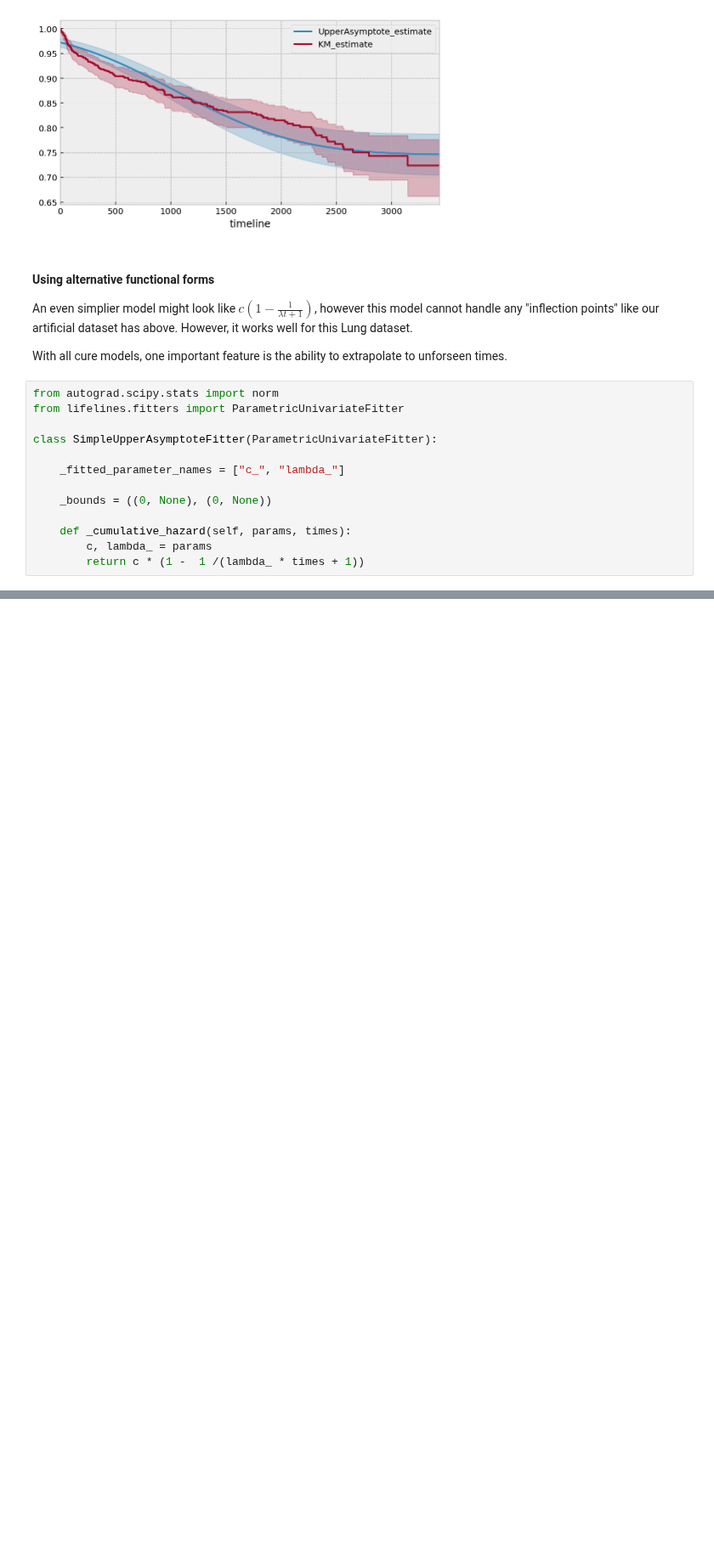
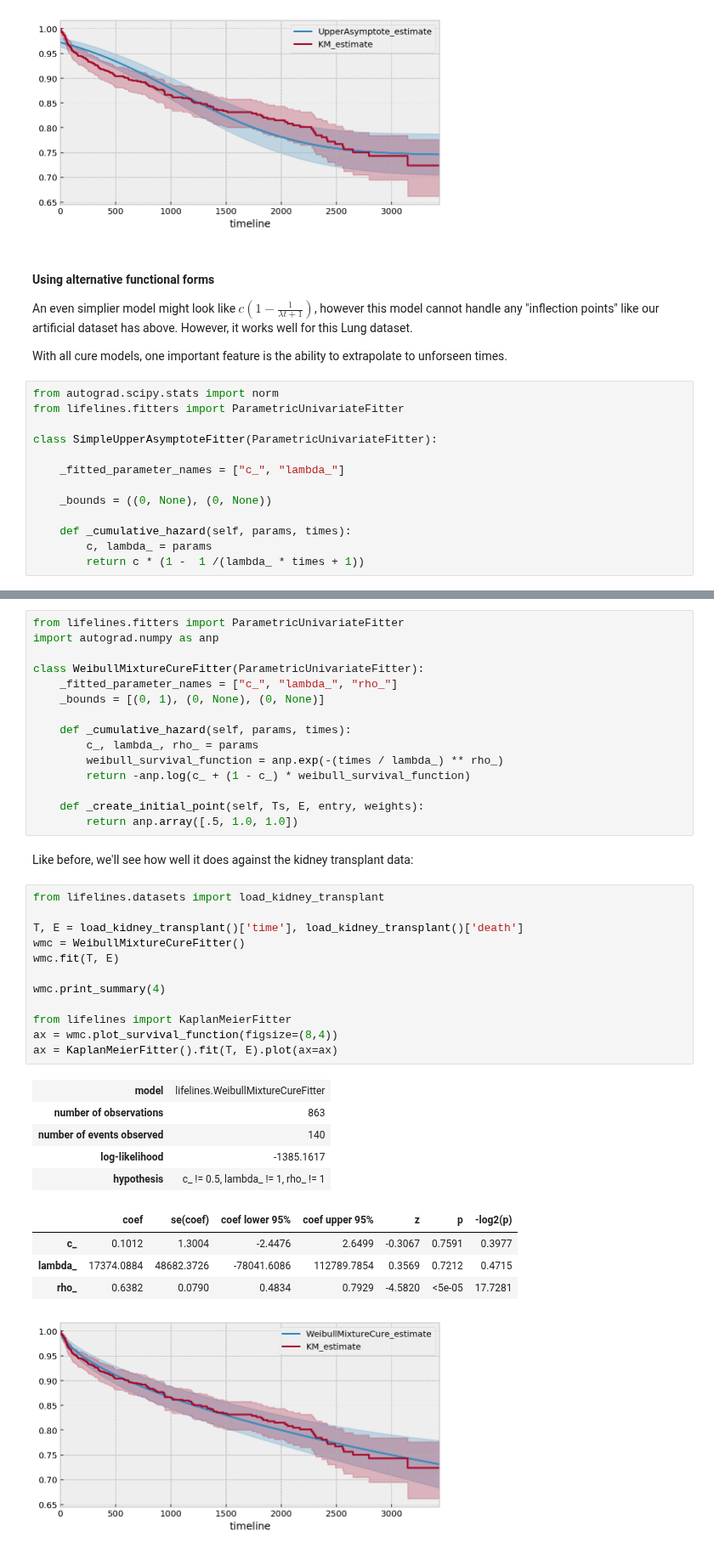
Before and after one commit to CamDavidsonPilon/lifelines, a Jupyter notebook: docs/jupyter_notebooks/Modelling time-lagged conversion rates.ipynb, the cells around one changed output, grey strips where cells are left out. Shown at 85% size. Drawn from its saved outputs; the diff is of its cells as text; blank space fills up the shorter version.

Commit message:
Add section on mixture cure models

```diff
--- a/docs/jupyter_notebooks/Modelling time-lagged conversion rates.ipynb
+++ b/docs/jupyter_notebooks/Modelling time-lagged conversion rates.ipynb
@@ -247,0 +264,40 @@ Estimated lower bound: 0.65 (0.57, 0.75)
+# %%
+from lifelines.fitters import ParametricUnivariateFitter
+import autograd.numpy as anp
+
+class WeibullMixtureCureFitter(ParametricUnivariateFitter):
+    _fitted_parameter_names = ["c_", "lambda_", "rho_"]
+    _bounds = [(0, 1), (0, None), (0, None)]
+
+    def _cumulative_hazard(self, params, times):
+        c_, lambda_, rho_ = params
+        weibull_survival_function = anp.exp(-(times / lambda_) ** rho_)
+        return -anp.log(c_ + (1 - c_) * weibull_survival_function)
+
+    def _create_initial_point(self, Ts, E, entry, weights):
+        return anp.array([.5, 1.0, 1.0])
+# %% [markdown]
+Like before, we'll see how well it does against the kidney transplant data:
+# %%
+from lifelines.datasets import load_kidney_transplant
+
+T, E = load_kidney_transplant()['time'], load_kidney_transplant()['death']
+wmc = WeibullMixtureCureFitter()
+wmc.fit(T, E)
+
+wmc.print_summary(4)
+
+from lifelines import KaplanMeierFitter
+ax = wmc.plot_survival_function(figsize=(8,4))
+ax = KaplanMeierFitter().fit(T, E).plot(ax=ax)
+# %% [output]
+| model | lifelines.WeibullMixtureCureFitter |
+| number of observations | 863 |
+| number of events observed | 140 |
+| log-likelihood | -1385.1617 |
+| hypothesis | c_ != 0.5, lambda_ != 1, rho_ != 1 |
+|  | coef | se(coef) | coef lower 95% | coef upper 95% | z | p | -log2(p) |
+| c_ | 0.1012 | 1.3004 | -2.4476 | 2.6499 | -0.3067 | 0.7591 | 0.3977 |
+| lambda_ | 17374.0884 | 48682.3726 | -78041.6086 | 112789.7854 | 0.3569 | 0.7212 | 0.4715 |
+| rho_ | 0.6382 | 0.0790 | 0.4834 | 0.7929 | -4.5820 | <5e-05 | 17.7281 |
+[figure, added]
```
Also changed, not shown: parts of 12 cells of this notebook.
